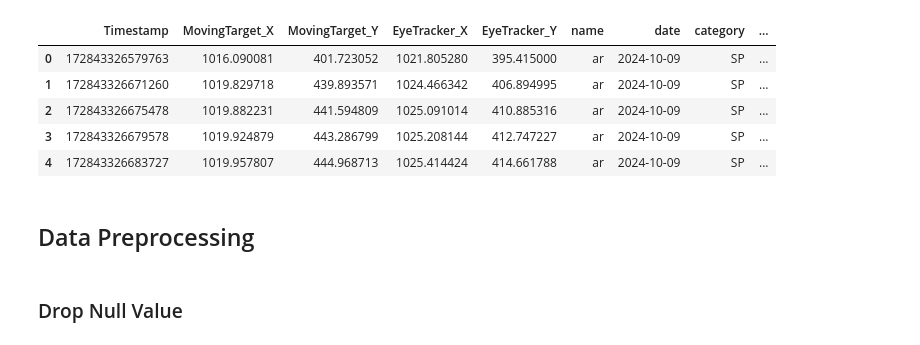
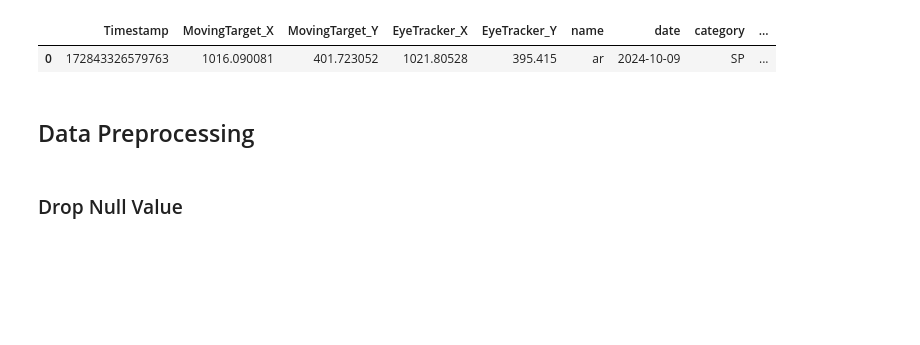
Before and after one commit to CapstoneDTETIA06/ml-workspace, a Jupyter notebook: notebooks/2.preprocessing-eda-fe.ipynb, the cells around one changed output. Cells and saved outputs as stored; diff of their text form; code cells hidden in the pictures; blank space fills up the shorter version.

```diff
--- a/notebooks/2.preprocessing-eda-fe.ipynb
+++ b/notebooks/2.preprocessing-eda-fe.ipynb
@@ -8,14 +8,10 @@ import datetime
 df_sp = pd.read_csv('../data/interim/1_0_data_sp.csv')
 df_sem = pd.read_csv('../data/interim/1_1_data_sem.csv')
 # %%
-df_sp.head()
+df_sp.head(1)
 # %% [output]
 |  | Timestamp | MovingTarget_X | MovingTarget_Y | EyeTracker_X | EyeTracker_Y | name | date | category | ... |
-| 0 | 172843326579763 | 1016.090081 | 401.723052 | 1021.805280 | 395.415000 | ar | 2024-10-09 | SP | ... |
-| 1 | 172843326671260 | 1019.829718 | 439.893571 | 1024.466342 | 406.894995 | ar | 2024-10-09 | SP | ... |
-| 2 | 172843326675478 | 1019.882231 | 441.594809 | 1025.091014 | 410.885316 | ar | 2024-10-09 | SP | ... |
-| 3 | 172843326679578 | 1019.924879 | 443.286799 | 1025.208144 | 412.747227 | ar | 2024-10-09 | SP | ... |
-| 4 | 172843326683727 | 1019.957807 | 444.968713 | 1025.414424 | 414.661788 | ar | 2024-10-09 | SP | ... |
+| 0 | 172843326579763 | 1016.090081 | 401.723052 | 1021.80528 | 395.415 | ar | 2024-10-09 | SP | ... |
 # %% [markdown]
 ## Data Preprocessing
 # %% [markdown]
```
Also changed, not shown: parts of 14 cells of this notebook, 33 other files.
